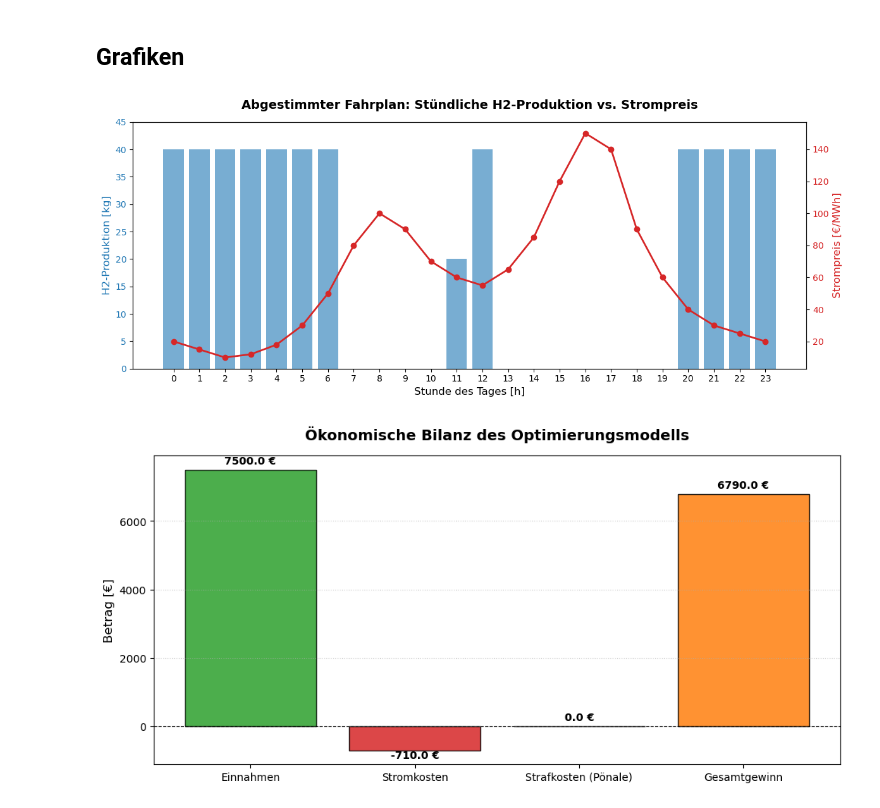
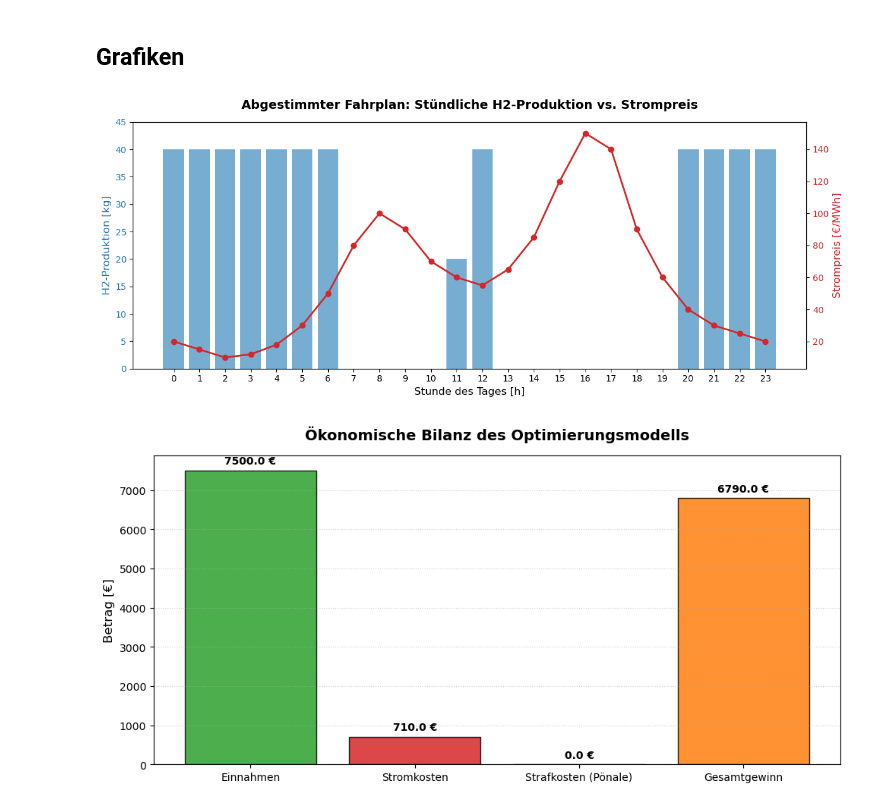
Before and after one commit to AhmedAkhi/2.HW-Energiemodelle, a Jupyter notebook: EUA_2_HUE.ipynb, the cells around one changed output. Drawn from its saved outputs; the diff is of its cells as text; code cells hidden in the pictures.

```diff
--- a/EUA_2_HUE.ipynb
+++ b/EUA_2_HUE.ipynb
@@ -169,32 +169,32 @@ ax2.set_ylabel('Strompreis [€/MWh]', color=color, fontsize=12)
 line = ax2.plot(production_hours, prices, color=color, marker='o', linewidth=2, label='Strompreis (€/MWh)')
 ax2.tick_params(axis='y', labelcolor=color)
 
 plt.title('Abgestimmter Fahrplan: Stündliche H2-Produktion vs. Strompreis', fontsize=14, fontweight='bold', pad=15)
 fig.tight_layout()
 plt.show()
 
 # ==============================================================================
 # GRAFIK 2: Ökonomische Bilanz der Produktionsentscheidung
 # ==============================================================================
 categories = ['Einnahmen', 'Stromkosten', 'Strafkosten (Pönale)', 'Gesamtgewinn']
-financial_values = [total_revenue, -total_costs, -total_penalty, total_profit]
+financial_values = [total_revenue, total_costs, total_penalty, total_profit]
 colors = ['#2ca02c', '#d62728', '#7f7f7f', '#ff7f0e']
 
 plt.figsize=(10, 5)
 plt.figure(figsize=(10, 5))
 bars_fin = plt.bar(categories, financial_values, color=colors, alpha=0.85, edgecolor='black')
 
 # Werte über den Balken anzeigen
 for bar in bars_fin:
     yval = bar.get_height()
     plt.text(bar.get_x() + bar.get_width()/2.0, yval + (100 if yval >= 0 else -300), f"{round(yval, 2)} €", ha='center', va='bottom', fontweight='bold')
 
 plt.ylabel('Betrag [€]', fontsize=12)
 plt.title('Ökonomische Bilanz des Optimierungsmodells', fontsize=14, fontweight='bold', pad=15)
 plt.axhline(0, color='black', linewidth=0.8, linestyle='--')
 plt.grid(axis='y', linestyle=':', alpha=0.6)
 plt.tight_layout()
 plt.show()
 # %% [output]
 [figure]
-[figure, old version]
+[figure, new version]
```
